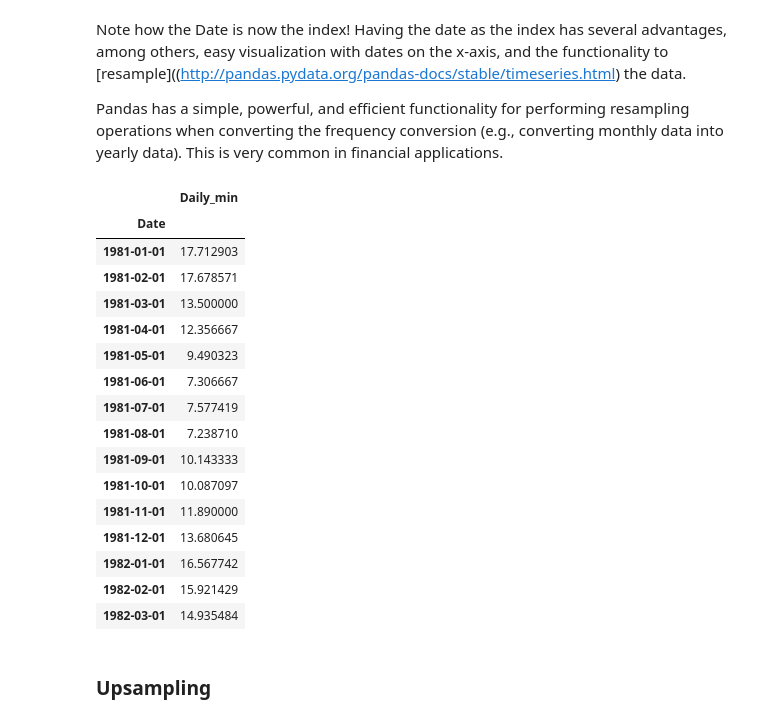
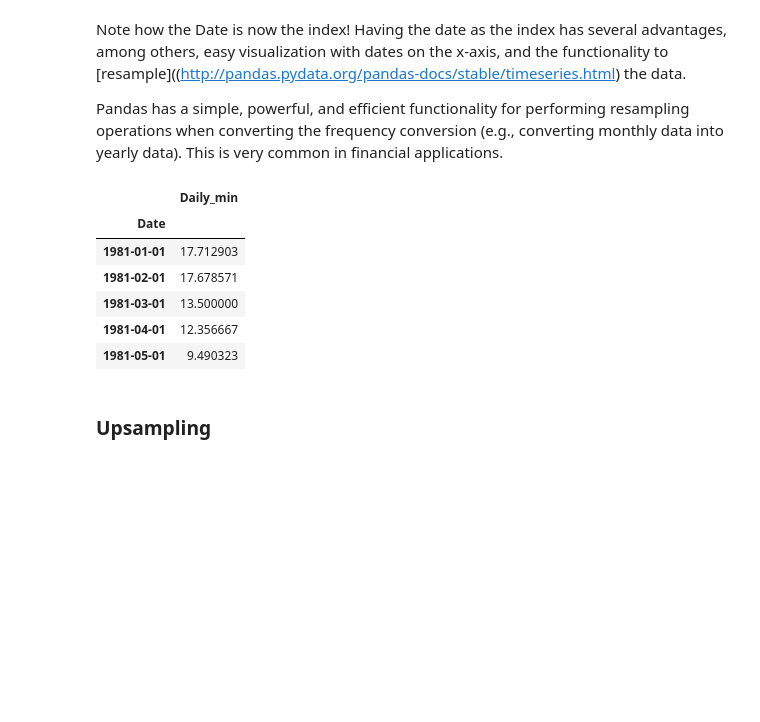
Before and after one commit to Judahesses/dsc-3-25-02-introduction-to-time-series-nyc-ds-career-012819, a Jupyter notebook: index.ipynb, the cells around one changed output. Saved outputs shown, nothing was run; the diff lists cells and outputs as text; code cells hidden in the pictures; blank space fills up the shorter version.

```diff
--- a/index.ipynb
+++ b/index.ipynb
@@ -117,25 +117,15 @@ Pandas has a simple, powerful, and efficient functionality for performing resamp
 temp_monthly= temp_data.resample('MS')
 month_mean = temp_monthly.mean()
 # %%
-month_mean.head(15)
+month_mean.head(5)
 # %% [output]
 |  | Daily_min |
 | Date |  |
 | 1981-01-01 | 17.712903 |
 | 1981-02-01 | 17.678571 |
 | 1981-03-01 | 13.500000 |
 | 1981-04-01 | 12.356667 |
 | 1981-05-01 | 9.490323 |
-| 1981-06-01 | 7.306667 |
-| 1981-07-01 | 7.577419 |
-| 1981-08-01 | 7.238710 |
-| 1981-09-01 | 10.143333 |
-| 1981-10-01 | 10.087097 |
-| 1981-11-01 | 11.890000 |
-| 1981-12-01 | 13.680645 |
-| 1982-01-01 | 16.567742 |
-| 1982-02-01 | 15.921429 |
-| 1982-03-01 | 14.935484 |
 # %% [markdown]
 ### Upsampling
 # %% [markdown]
```
